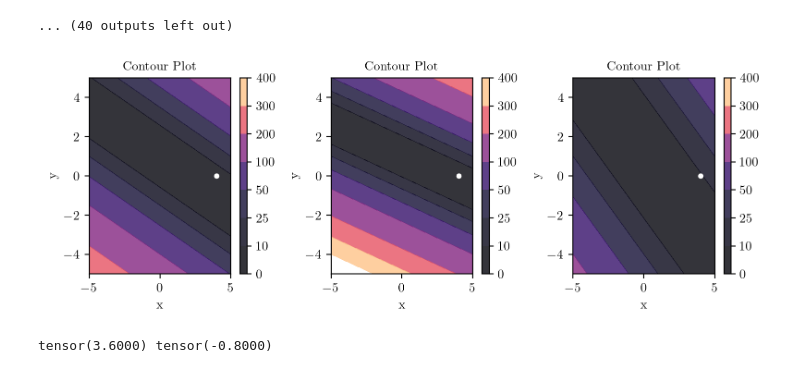
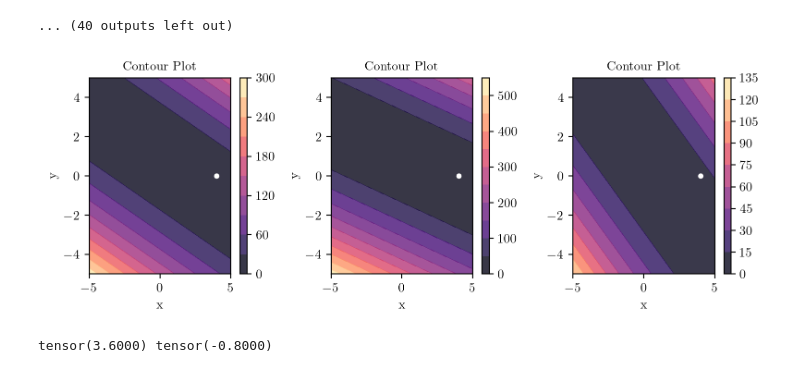
Before and after one commit to nipunbatra/ml-teaching, a Jupyter notebook: notebooks/contour.ipynb, the cells around one changed output. Drawn from its saved outputs; the diff is of its cells as text; code cells hidden in the pictures.

```diff
--- a/notebooks/contour.ipynb
+++ b/notebooks/contour.ipynb
@@ -227,31 +227,32 @@ tensor(1.1020) tensor(0.5153)
 [figure]
 ... (40 outputs left out)
 # %%
+levels = 10
 def f1(x, y):
     return (2-x-2*y)**2
 
 def f2(x, y):
     return (3-x-3*y)**2
 
 def f3(x, y):
     return (1-x-y)**2
 
 x0, y0 = torch.tensor(4.0), torch.tensor(0.0)
 
 
 fig, ax = plt.subplots(ncols=3, figsize=(8, 3))
 X, Y, Z, X_torch, Y_torch = create_XYZ(f1)
 _, _ = create_contour(X, Y, Z, ax[0], alpha=0.8, scatter_pts=(x0, y0), filled=True, levels=levels)
 
 X, Y, Z, X_torch, Y_torch = create_XYZ(f2)
 _, _ = create_contour(X, Y, Z, ax[1], alpha=0.8, scatter_pts=(x0, y0), filled=True, levels=levels)
 
 X, Y, Z, X_torch, Y_torch = create_XYZ(f3)
 _, _ = create_contour(X, Y, Z, ax[2], alpha=0.8, scatter_pts=(x0, y0), filled=True, levels=levels)
 
 fig.tight_layout()
 plt.savefig(f"../figures/mml/gradient-descent-3-functions.pdf", bbox_inches="tight")
 # %% [output]
-[figure, old version]
+[figure, new version]
 # %%
 X, Y, Z, X_torch, Y_torch = create_XYZ(f1)
```
Also changed, not shown: parts of 1 cell of this notebook, 5 other files.
